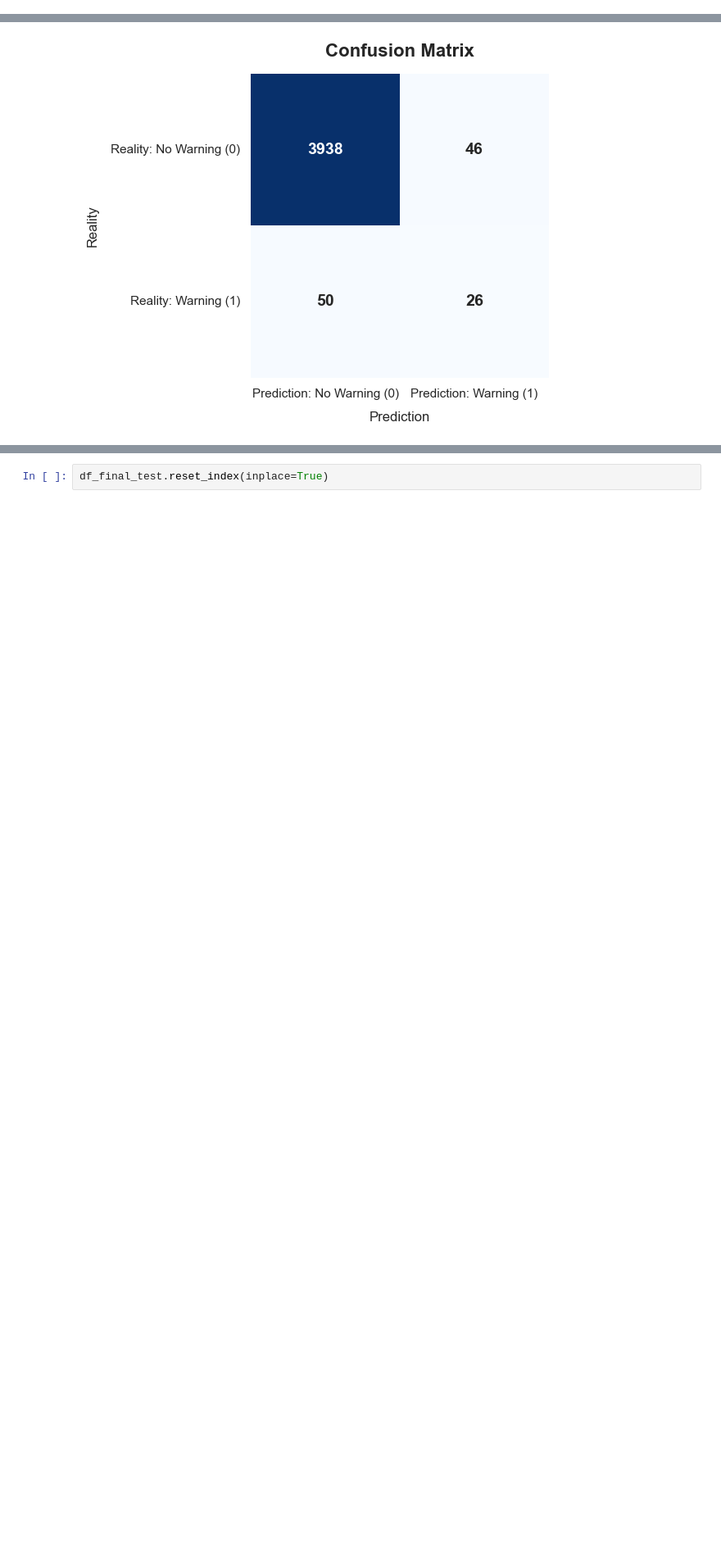
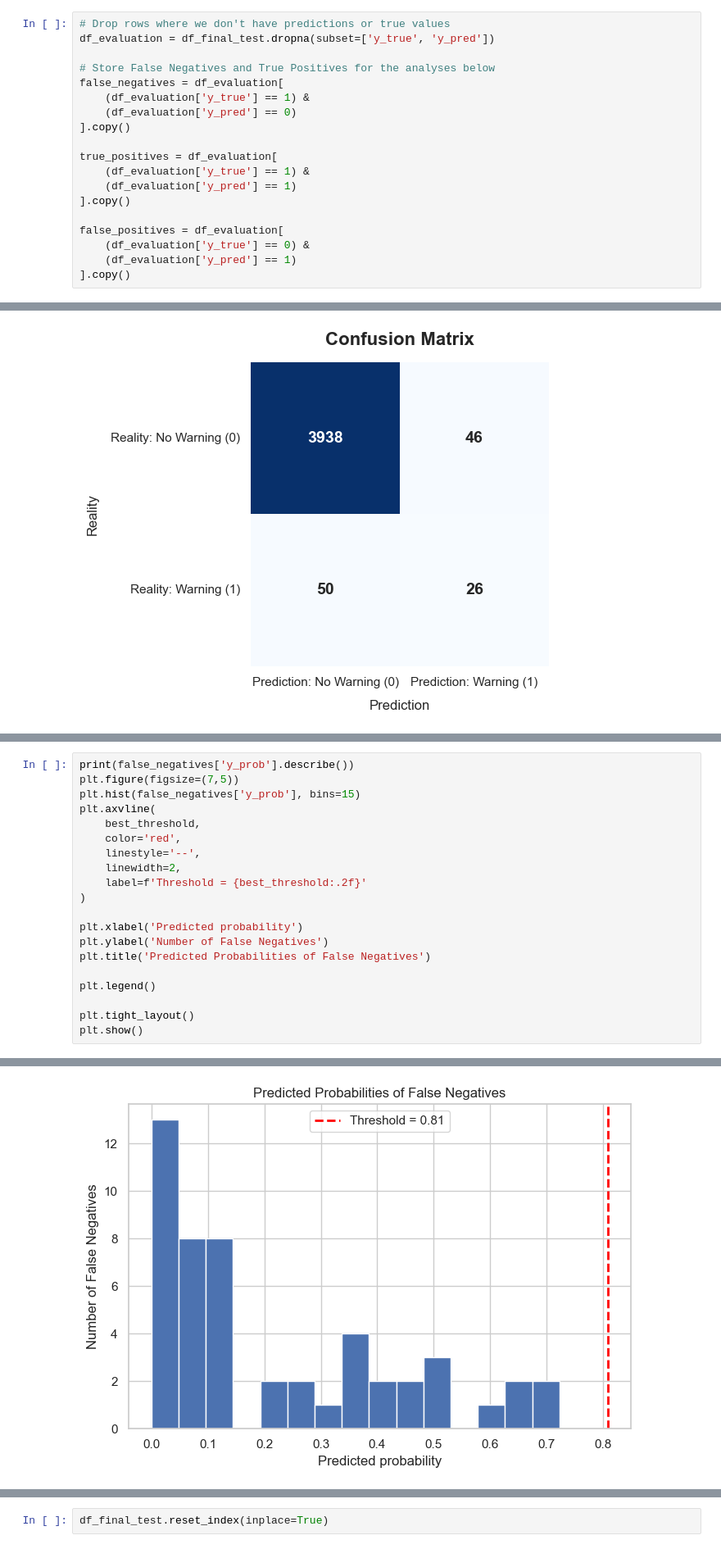
Before and after one commit to gallagelpi/Master_thesis, a Jupyter notebook: pipeline/results.ipynb, the cells around one changed output, grey strips where cells are left out. Shown at 82% size. Drawn from its saved outputs; the diff is of its cells as text; blank space fills up the shorter version.

Commit message:
yazmin false negatives

```diff
--- a/pipeline/results.ipynb
+++ b/pipeline/results.ipynb
@@ -967,4 +967,23 @@ Computing SHAP values for Hard Onset...
 | 1 | rolling_3m_displacements | 0.023044 |
 # %% [markdown]
 #### 3.3 ERROR ANALYSIS
+# %%
+# Drop rows where we don't have predictions or true values
+df_evaluation = df_final_test.dropna(subset=['y_true', 'y_pred'])
+
+# Store False Negatives and True Positives for the analyses below
+false_negatives = df_evaluation[
+    (df_evaluation['y_true'] == 1) &
+    (df_evaluation['y_pred'] == 0)
+].copy()
+
+true_positives = df_evaluation[
+    (df_evaluation['y_true'] == 1) &
+    (df_evaluation['y_pred'] == 1)
+].copy()
+
+false_positives = df_evaluation[
+    (df_evaluation['y_true'] == 0) &
+    (df_evaluation['y_pred'] == 1)
+].copy()
 # %%
@@ -1018,0 +1042,21 @@ plt.show()
+# %%
+print(false_negatives['y_prob'].describe())
+plt.figure(figsize=(7,5))
+plt.hist(false_negatives['y_prob'], bins=15)
+plt.axvline(
+    best_threshold,
+    color='red',
+    linestyle='--',
+    linewidth=2,
+    label=f'Threshold = {best_threshold:.2f}'
+)
+
+plt.xlabel('Predicted probability')
+plt.ylabel('Number of False Negatives')
+plt.title('Predicted Probabilities of False Negatives')
+
+plt.legend()
+
+plt.tight_layout()
+plt.show()
+# %% [output]
@@ -1018,0 +1072 @@ plt.show()
+[figure, added]
```
Also changed, not shown: parts of 11 cells of this notebook, 1 other file.
